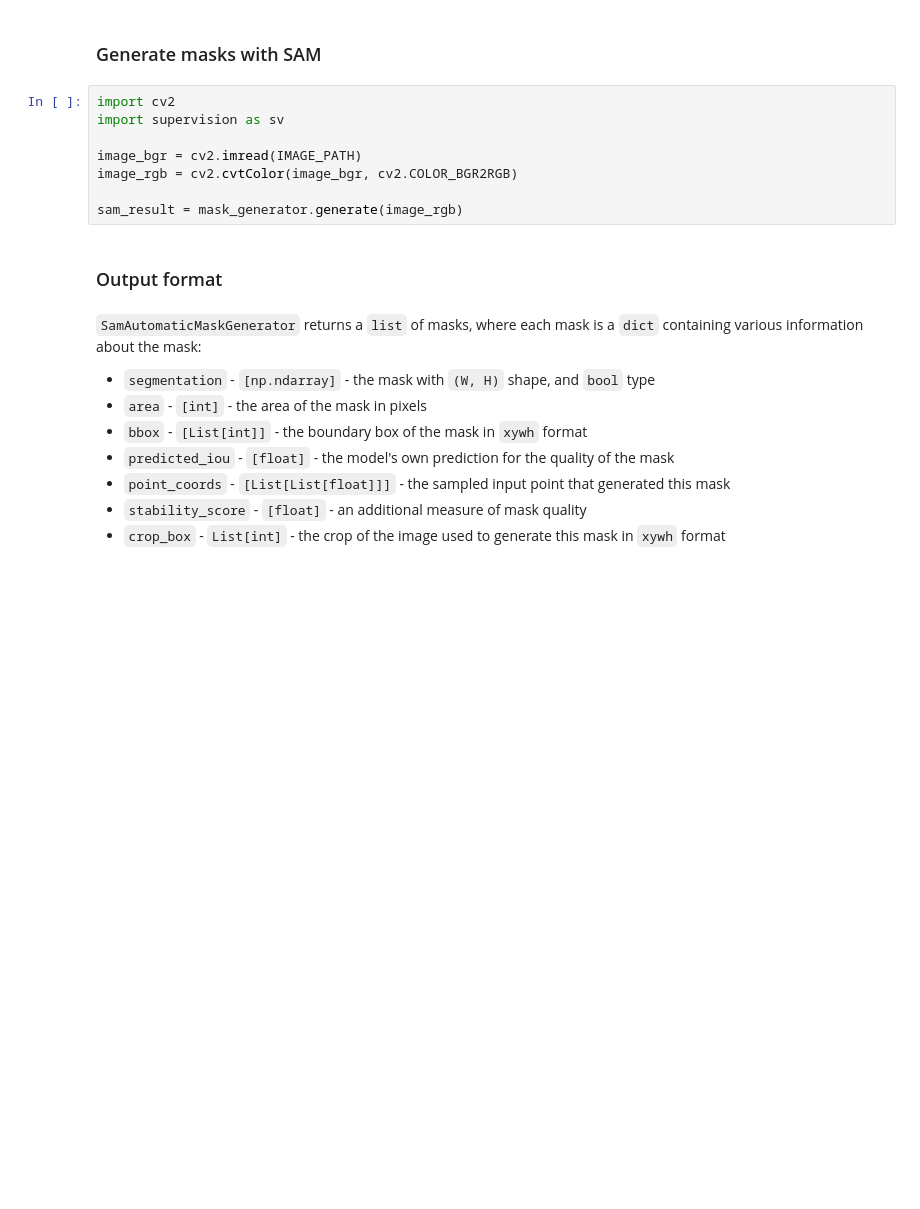
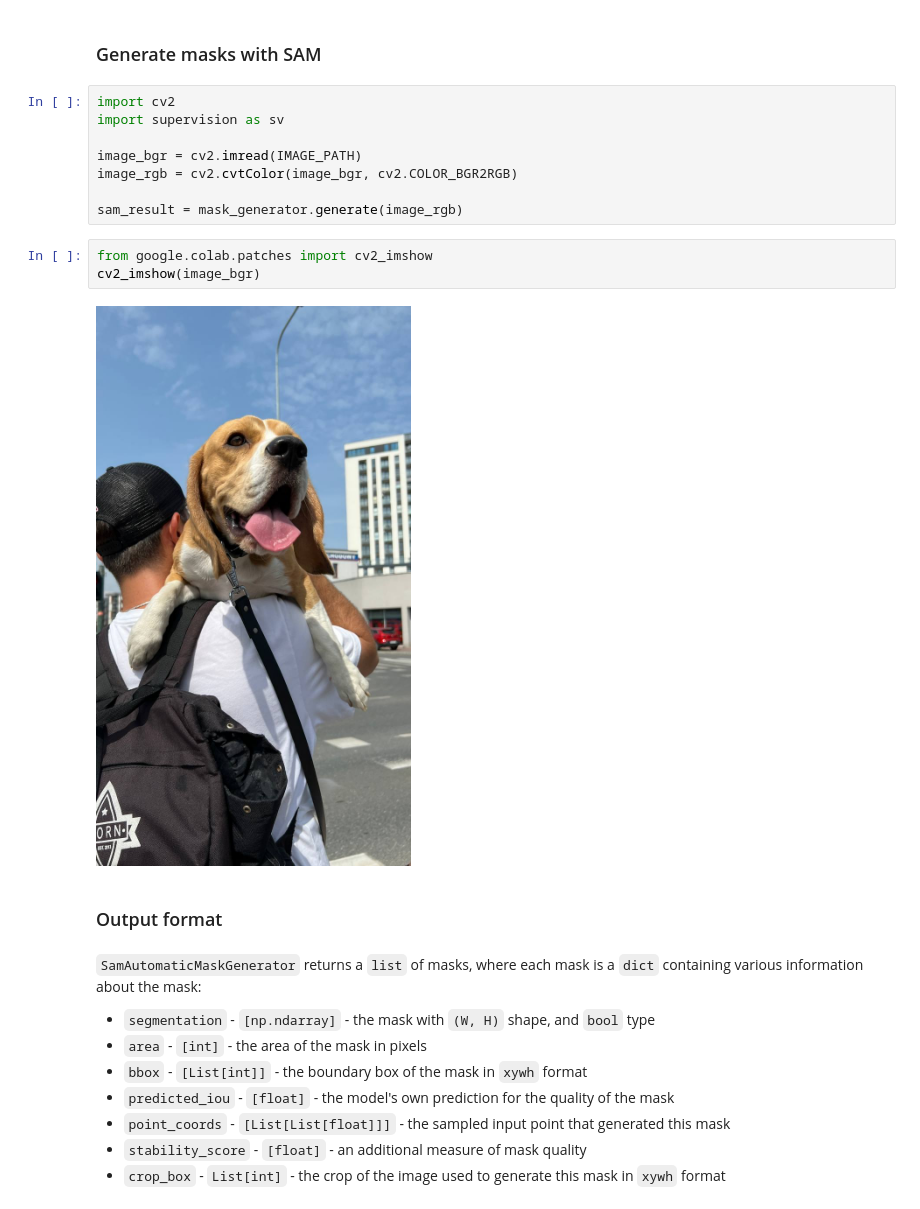
Before and after one commit to jiehanzhu/example_collection, a Jupyter notebook: notebooks/how-to-segment-anything-with-sam.ipynb, the cells around one changed output. Drawn from its saved outputs; the diff is of its cells as text; blank space fills up the shorter version.

```diff
--- a/notebooks/how-to-segment-anything-with-sam.ipynb
+++ b/notebooks/how-to-segment-anything-with-sam.ipynb
@@ -166,6 +164,11 @@ image_bgr = cv2.imread(IMAGE_PATH)
 image_rgb = cv2.cvtColor(image_bgr, cv2.COLOR_BGR2RGB)
 
 sam_result = mask_generator.generate(image_rgb)
+# %%
+from google.colab.patches import cv2_imshow
+cv2_imshow(image_bgr)
+# %% [output]
+[figure, added]
 # %% [markdown]
 ### Output format
 # %% [markdown]
```
Also changed, not shown: parts of 15 cells of this notebook.
